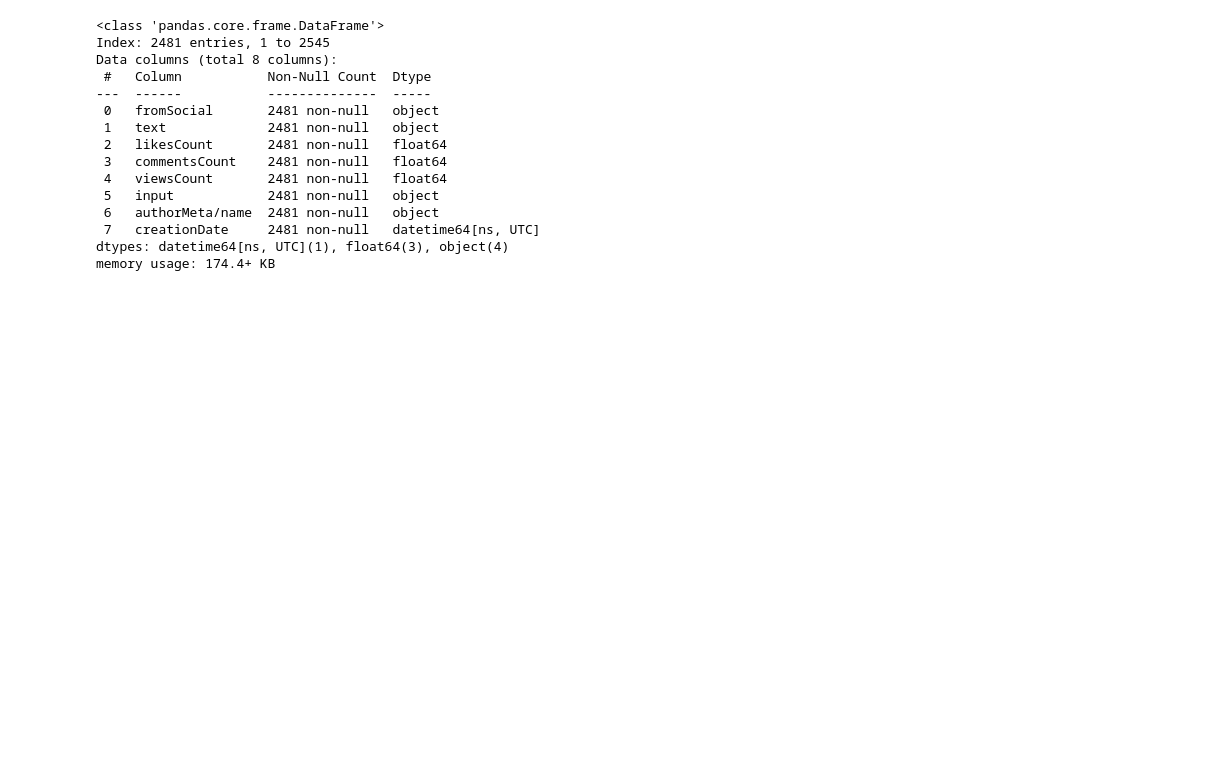
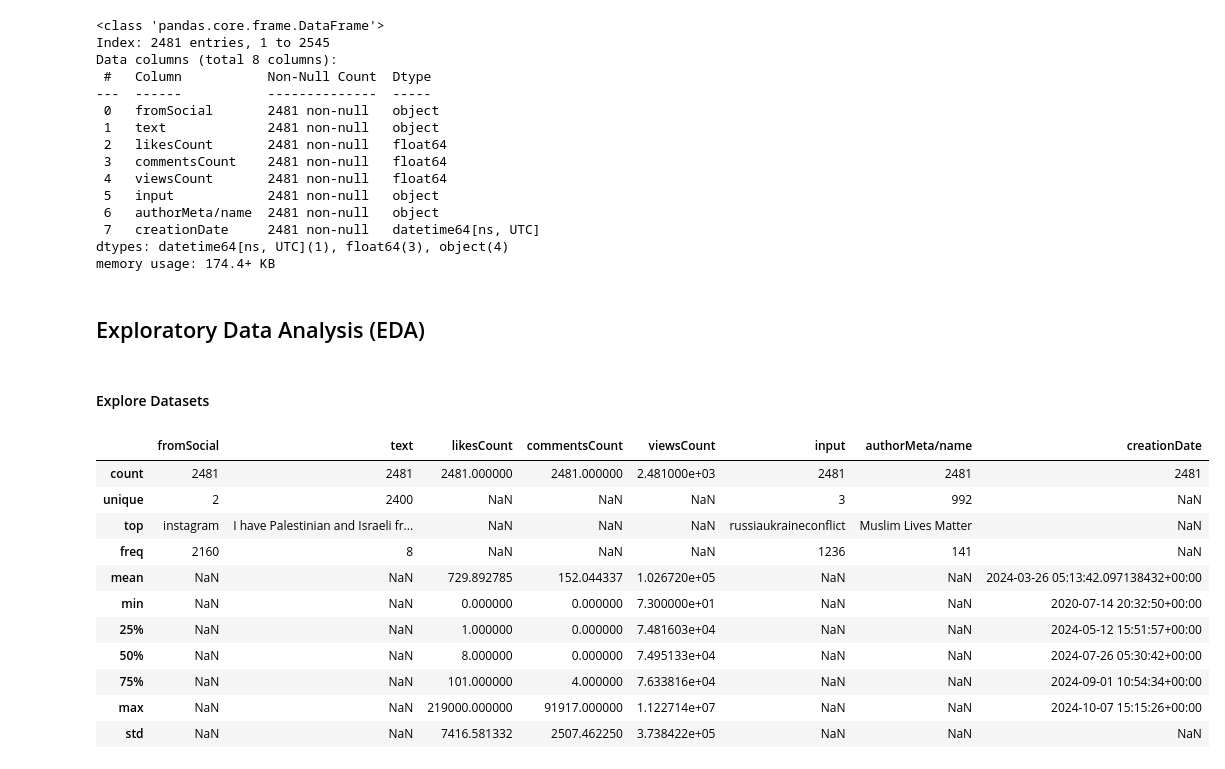
Before and after one commit to Bayhaqieee/Global_Conflict_Hashtag, a Jupyter notebook: analysis.ipynb, the cells around one changed output. Cells and saved outputs as stored; diff of their text form; code cells hidden in the pictures; blank space fills up the shorter version.

Commit message:
GCH  - EDA Data Correlation

```diff
--- a/analysis.ipynb
+++ b/analysis.ipynb
@@ -345,3 +345,22 @@ Data columns (total 8 columns):
  7   creationDate     2481 non-null   datetime64[ns, UTC]
 dtypes: datetime64[ns, UTC](1), float64(3), object(4)
 memory usage: 174.4+ KB
+# %% [markdown]
+## Exploratory Data Analysis (EDA)
+# %% [markdown]
+#### Explore Datasets
+# %%
+data_df.describe(include="all")
+# %% [output]
+|  | fromSocial | text | likesCount | commentsCount | viewsCount | input | authorMeta/name | creationDate |
+| count | 2481 | 2481 | 2481.000000 | 2481.000000 | 2.481000e+03 | 2481 | 2481 | 2481 |
+| unique | 2 | 2400 | NaN | NaN | NaN | 3 | 992 | NaN |
+| top | instagram | I have Palestinian and Israeli fr... | NaN | NaN | NaN | russiaukraineconflict | Muslim Lives Matter | NaN |
+| freq | 2160 | 8 | NaN | NaN | NaN | 1236 | 141 | NaN |
+| mean | NaN | NaN | 729.892785 | 152.044337 | 1.026720e+05 | NaN | NaN | 2024-03-26 05:13:42.097138432+00:00 |
+| min | NaN | NaN | 0.000000 | 0.000000 | 7.300000e+01 | NaN | NaN | 2020-07-14 20:32:50+00:00 |
+| 25% | NaN | NaN | 1.000000 | 0.000000 | 7.481603e+04 | NaN | NaN | 2024-05-12 15:51:57+00:00 |
+| 50% | NaN | NaN | 8.000000 | 0.000000 | 7.495133e+04 | NaN | NaN | 2024-07-26 05:30:42+00:00 |
+| 75% | NaN | NaN | 101.000000 | 4.000000 | 7.633816e+04 | NaN | NaN | 2024-09-01 10:54:34+00:00 |
+| max | NaN | NaN | 219000.000000 | 91917.000000 | 1.122714e+07 | NaN | NaN | 2024-10-07 15:15:26+00:00 |
+| std | NaN | NaN | 7416.581332 | 2507.462250 | 3.738422e+05 | NaN | NaN | NaN |
```
